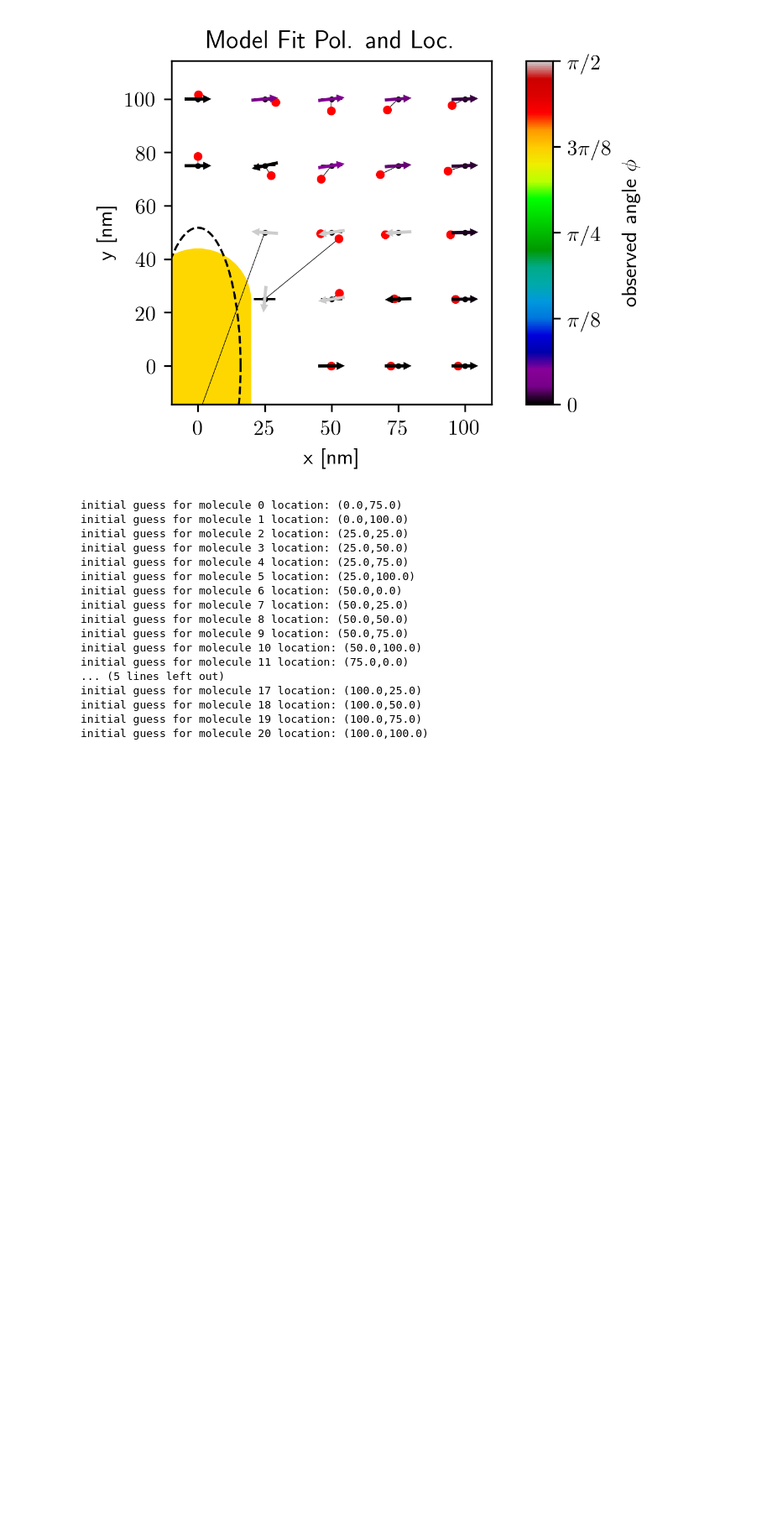
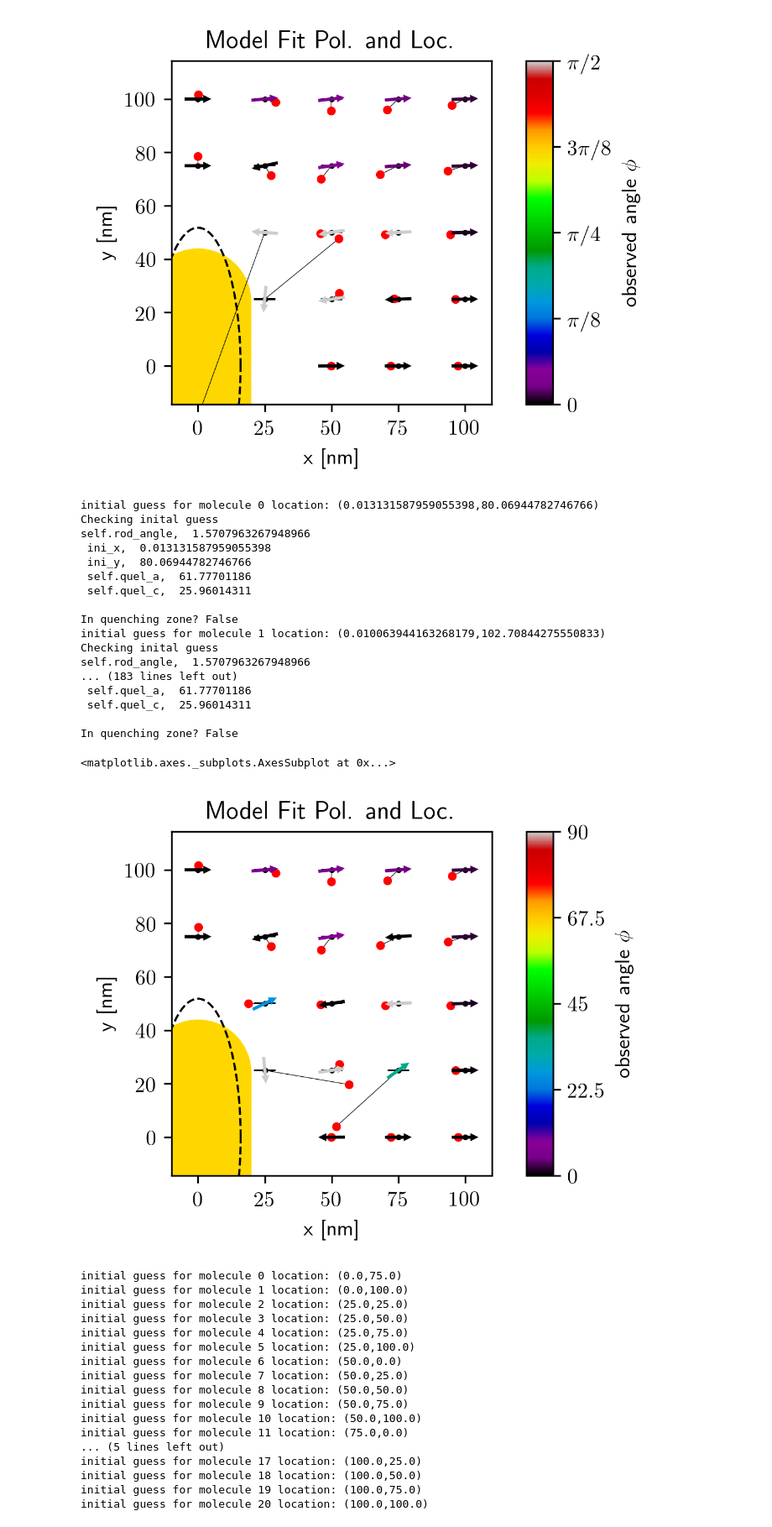
Before and after one commit to HarrisonGoldwyn/mispolarization, a Jupyter notebook: solving_problems/notebooks/fit_localization_from_BEM_fields.ipynb, the cells around one changed output. Shown at 84% size. Drawn from its saved outputs; the diff is of its cells as text; code cells hidden in the pictures; blank space fills up the shorter version.

```diff
--- a/solving_problems/notebooks/fit_localization_from_BEM_fields.ipynb
+++ b/solving_problems/notebooks/fit_localization_from_BEM_fields.ipynb
@@ -580,6 +613,38 @@ initial guess for molecule 19 location: (71.0,71.0)
 initial guess for molecule 20 location: (71.0,91.0)
 <matplotlib.axes._subplots.AxesSubplot at 0x...>
 [figure]
+# %%
+## Smart guess correction with gaussian inital guess
+
+test_BEM_fit_instance_few_mol_h_100 = fit.FitModelToData(
+    simTestInst_few_mol_h_100.BEM_images,
+#     ini_guess=simTestInst_few_mol.mol_locations,
+    ini_guess='gauss',
+    )
+test_BEM_fit_few_mol_h_100 = test_BEM_fit_instance_few_mol_h_100.fit_model_to_image_data(check_ini=True)
+
+## Plot fit results
+test_BEM_fit_instance_few_mol_h_100.plot_fit_results_as_quiver_map(simTestInst_few_mol_h_100)
+# %% [output]
+initial guess for molecule 0 location: (0.013131587959055398,80.06944782746766)
+Checking inital guess
+self.rod_angle,  1.5707963267948966
+ ini_x,  0.013131587959055398
+ ini_y,  80.06944782746766
+ self.quel_a,  61.77701186
+ self.quel_c,  25.96014311
+
+In quenching zone? False
+initial guess for molecule 1 location: (0.010063944163268179,102.70844275550833)
+Checking inital guess
+self.rod_angle,  1.5707963267948966
+... (183 lines left out)
+ self.quel_a,  61.77701186
+ self.quel_c,  25.96014311
+
+In quenching zone? False
+<matplotlib.axes._subplots.AxesSubplot at 0x...>
+[figure, added]
 # %%
 ## Initial guess defaults to position of maximum intensity.
 
```
Also changed, not shown: parts of 6 cells of this notebook, 1 other file.
